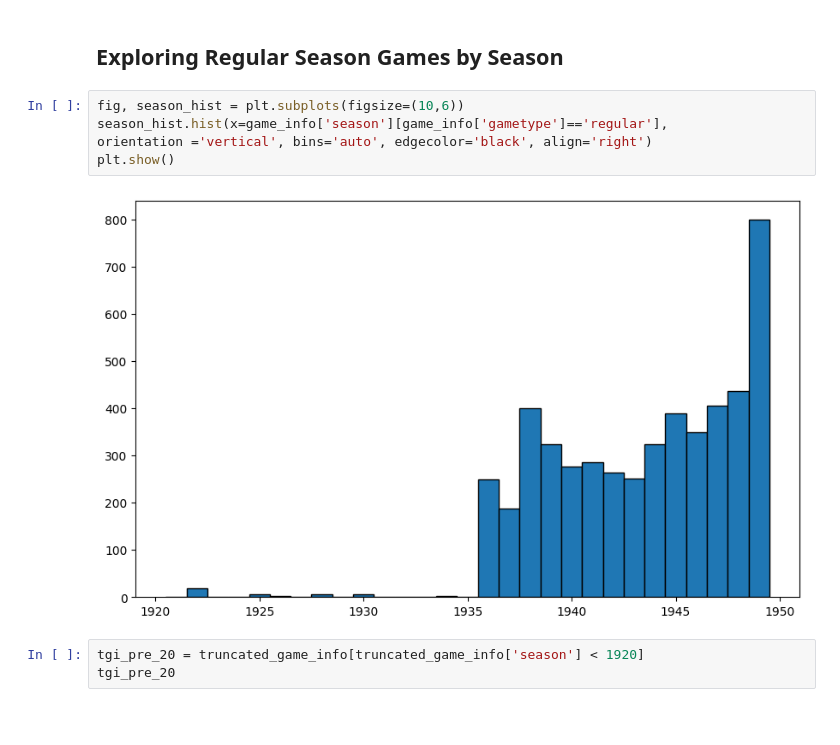
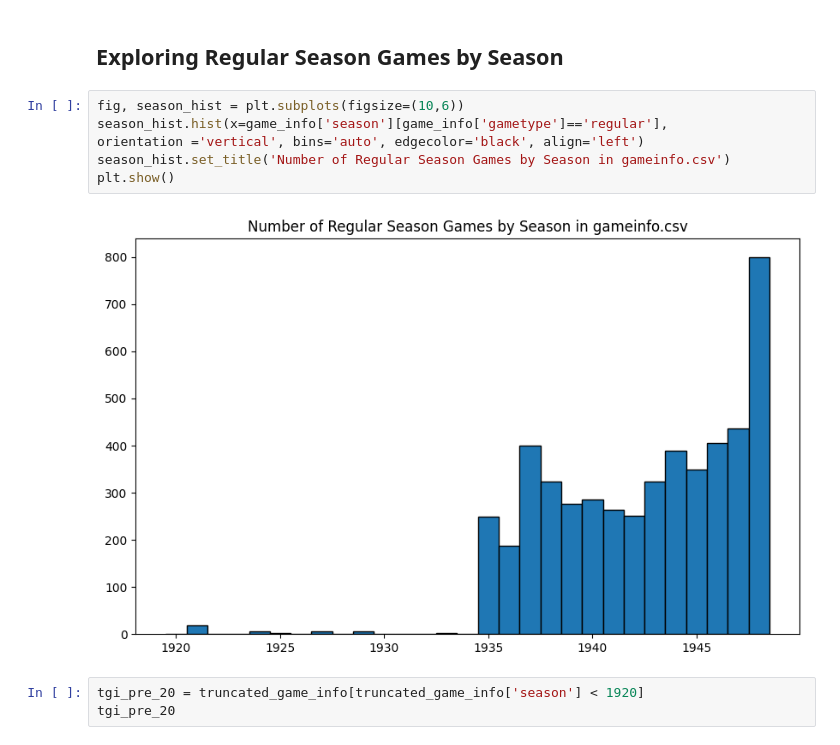
Before and after one commit to lcbogie/NgLgNov2025, a Jupyter notebook: exploration_1.ipynb, the cells around one changed output. Drawn from its saved outputs; the diff is of its cells as text; blank space fills up the shorter version.

Commit message:
Additional visualization

```diff
--- a/exploration_1.ipynb
+++ b/exploration_1.ipynb
@@ -147,10 +155,11 @@ plt.show
 # %%
 fig, season_hist = plt.subplots(figsize=(10,6))
 season_hist.hist(x=game_info['season'][game_info['gametype']=='regular'],
-orientation ='vertical', bins='auto', edgecolor='black', align='right')
+orientation ='vertical', bins='auto', edgecolor='black', align='left')
+season_hist.set_title('Number of Regular Season Games by Season in gameinfo.csv')
 plt.show()
 # %% [output]
-[figure, old version]
+[figure, new version]
 # %%
 tgi_pre_20 = truncated_game_info[truncated_game_info['season'] < 1920]
 tgi_pre_20
```
Also changed, not shown: parts of 8 cells of this notebook, 4 other files.
